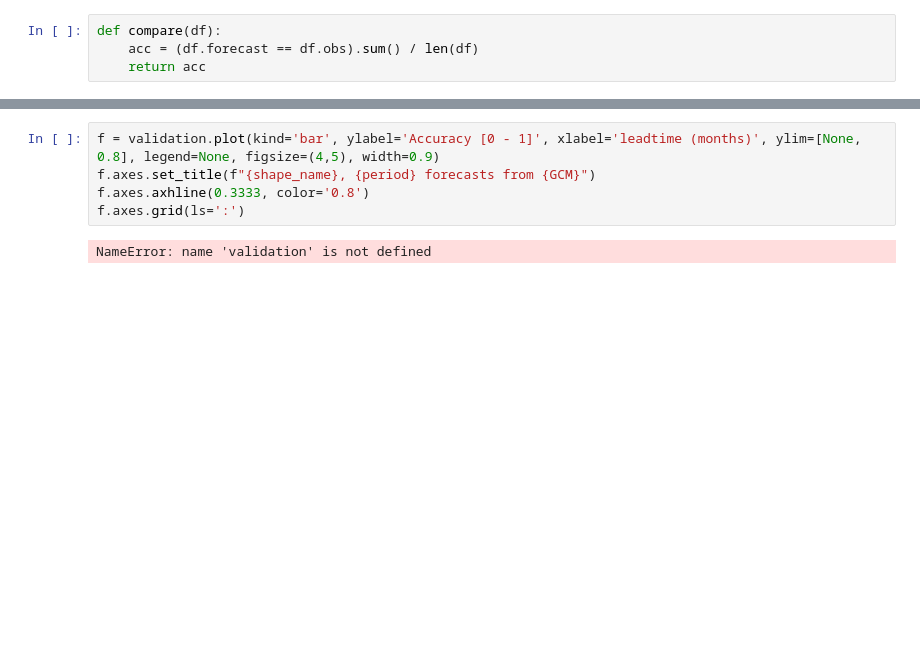
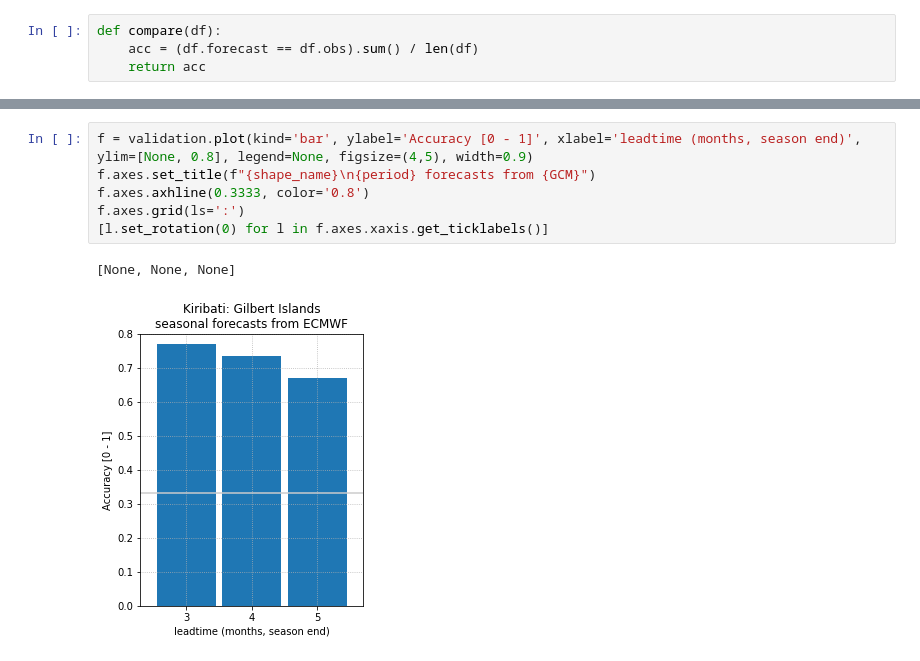
Before and after one commit to nicolasfauchereau/ICU_Water_Watch, a Jupyter notebook: notebooks/C3S/GCMs_countries_hindcast_climatologies.ipynb, the cells around one changed output, grey strips where cells are left out. Saved outputs shown, nothing was run; the diff lists cells and outputs as text; blank space fills up the shorter version.

```diff
--- a/notebooks/C3S/GCMs_countries_hindcast_climatologies.ipynb
+++ b/notebooks/C3S/GCMs_countries_hindcast_climatologies.ipynb
@@ -914,7 +912,9 @@ pd.DataFrame(validation_seasonal[shape_name])
 # %%
-f = validation.plot(kind='bar', ylabel='Accuracy [0 - 1]', xlabel='leadtime (months)', ylim=[None, 0.8], legend=None, figsize=(4,5), width=0.9)
-f.axes.set_title(f"{shape_name}, {period} forecasts from {GCM}")
+f = validation.plot(kind='bar', ylabel='Accuracy [0 - 1]', xlabel='leadtime (months, season end)', ylim=[None, 0.8], legend=None, figsize=(4,5), width=0.9)
+f.axes.set_title(f"{shape_name}\n{period} forecasts from {GCM}")
 f.axes.axhline(0.3333, color='0.8')
 f.axes.grid(ls=':')
+[l.set_rotation(0) for l in f.axes.xaxis.get_ticklabels()]
 # %% [output]
-NameError: name 'validation' is not defined
+[None, None, None]
+[figure, added]
```
Also changed, not shown: parts of 7 cells of this notebook.
